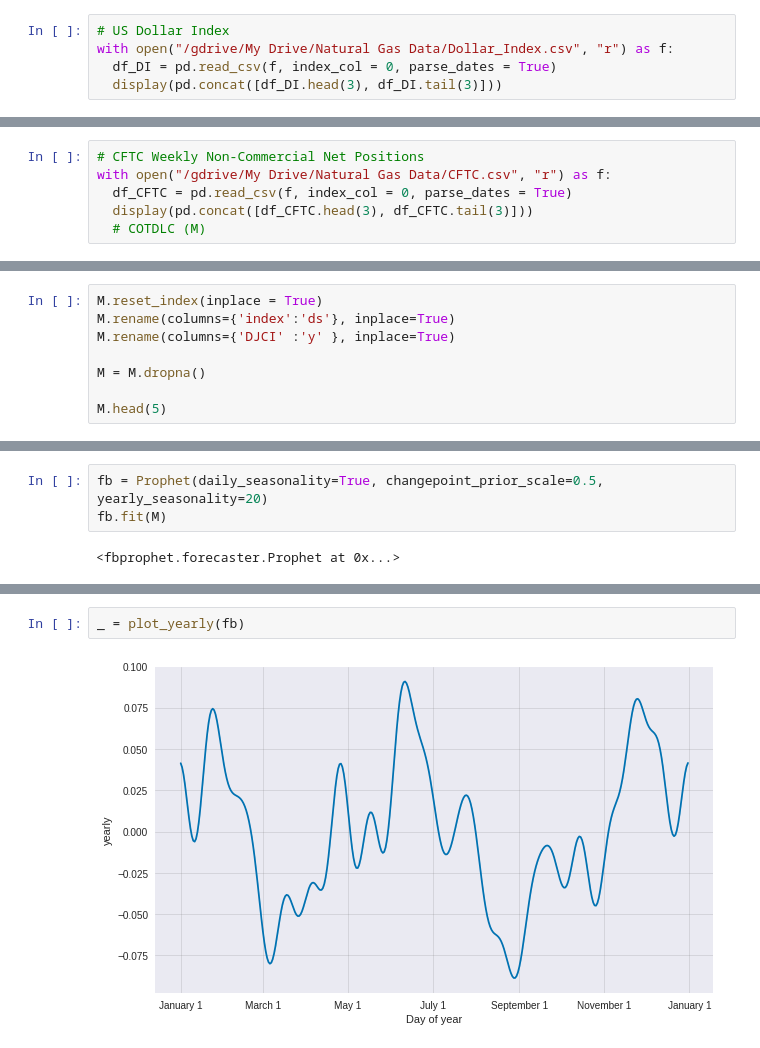
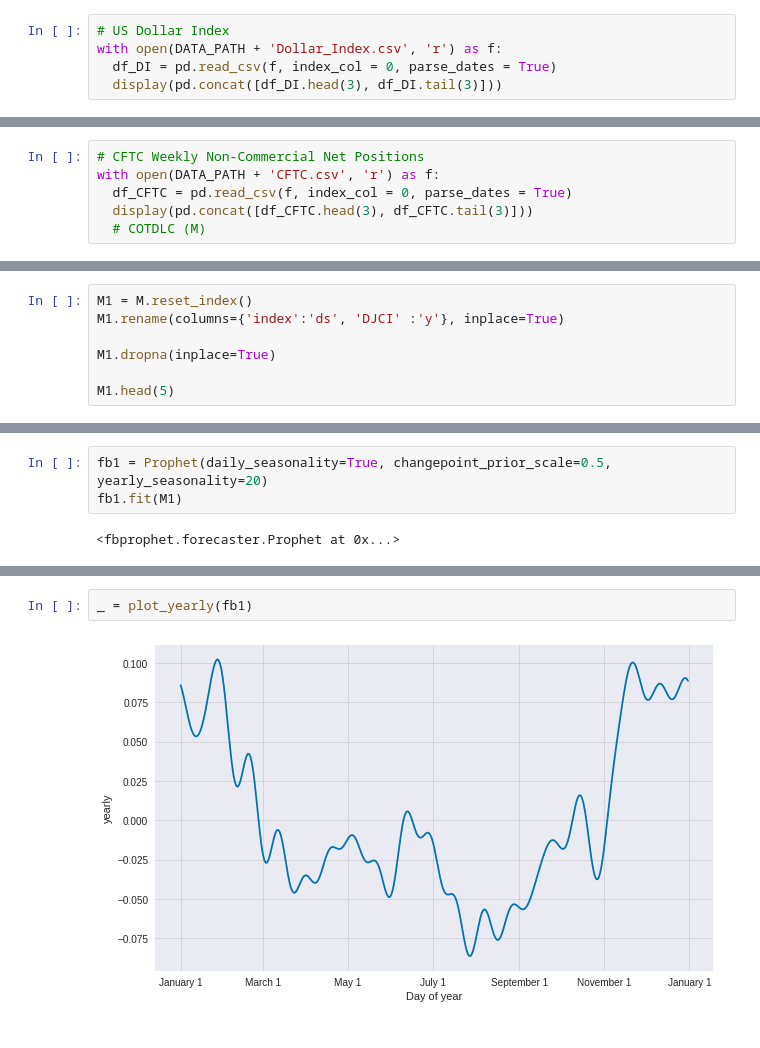
Before and after one commit to amun83/Financial-Data-Science, a Jupyter notebook: FD102_Forecasting_Natural_Gas_ETN_Prices.ipynb, the cells around one changed output, grey strips where cells are left out. Cells and saved outputs as stored; diff of their text form.

```diff
--- a/FD102_Forecasting_Natural_Gas_ETN_Prices.ipynb
+++ b/FD102_Forecasting_Natural_Gas_ETN_Prices.ipynb
@@ -185,7 +193,7 @@ with open("/gdrive/My Drive/Natural Gas Data/WTI_Futures.csv", "r") as f:
 | 1990-01-02 | 22.89 | 21.81 | 22.92 | 21.79 | 45.18K | 4.90% |
 # %%
 # US Dollar Index
-with open("/gdrive/My Drive/Natural Gas Data/Dollar_Index.csv", "r") as f:
+with open(DATA_PATH + 'Dollar_Index.csv', 'r') as f:
   df_DI = pd.read_csv(f, index_col = 0, parse_dates = True)
   display(pd.concat([df_DI.head(3), df_DI.tail(3)]))
 # %% [output]
@@ -202,7 +210,7 @@ with open("/gdrive/My Drive/Natural Gas Data/Dollar_Index.csv", "r") as f:
 * https://colab.research.google.com/drive/1YvdML1V_0VCqwkPCny528AIPjCZUbIYw
 # %%
 # CFTC Weekly Non-Commercial Net Positions
-with open("/gdrive/My Drive/Natural Gas Data/CFTC.csv", "r") as f:
+with open(DATA_PATH + 'CFTC.csv', 'r') as f:
   df_CFTC = pd.read_csv(f, index_col = 0, parse_dates = True)
   display(pd.concat([df_CFTC.head(3), df_CFTC.tail(3)]))
   # COTDLC (M)
@@ -389,11 +446,10 @@ N.describe()
 # %% [markdown]
 ## Facebook Prophet 시계열 분석
 # %%
-M.reset_index(inplace = True)
-M.rename(columns={'index':'ds'}, inplace=True)
-M.rename(columns={'DJCI' :'y' }, inplace=True)
+M1 = M.reset_index()
+M1.rename(columns={'index':'ds', 'DJCI' :'y'}, inplace=True)
 
-M = M.dropna()
+M1.dropna(inplace=True)
 
-M.head(5)
+M1.head(5)
 # %% [output]
@@ -406,5 +462,5 @@ M.head(5)
 # %%
-fb = Prophet(daily_seasonality=True, changepoint_prior_scale=0.5, yearly_seasonality=20)
-fb.fit(M)
+fb1 = Prophet(daily_seasonality=True, changepoint_prior_scale=0.5, yearly_seasonality=20)
+fb1.fit(M1)
 # %% [output]
 <fbprophet.forecaster.Prophet at 0x...>
@@ -440,4 +496,4 @@ _ = fb.plot_components(forecast)
 # %%
-_ = plot_yearly(fb)
+_ = plot_yearly(fb1)
 # %% [output]
-[figure, old version]
+[figure, new version]
```
Also changed, not shown: parts of 47 cells of this notebook.
